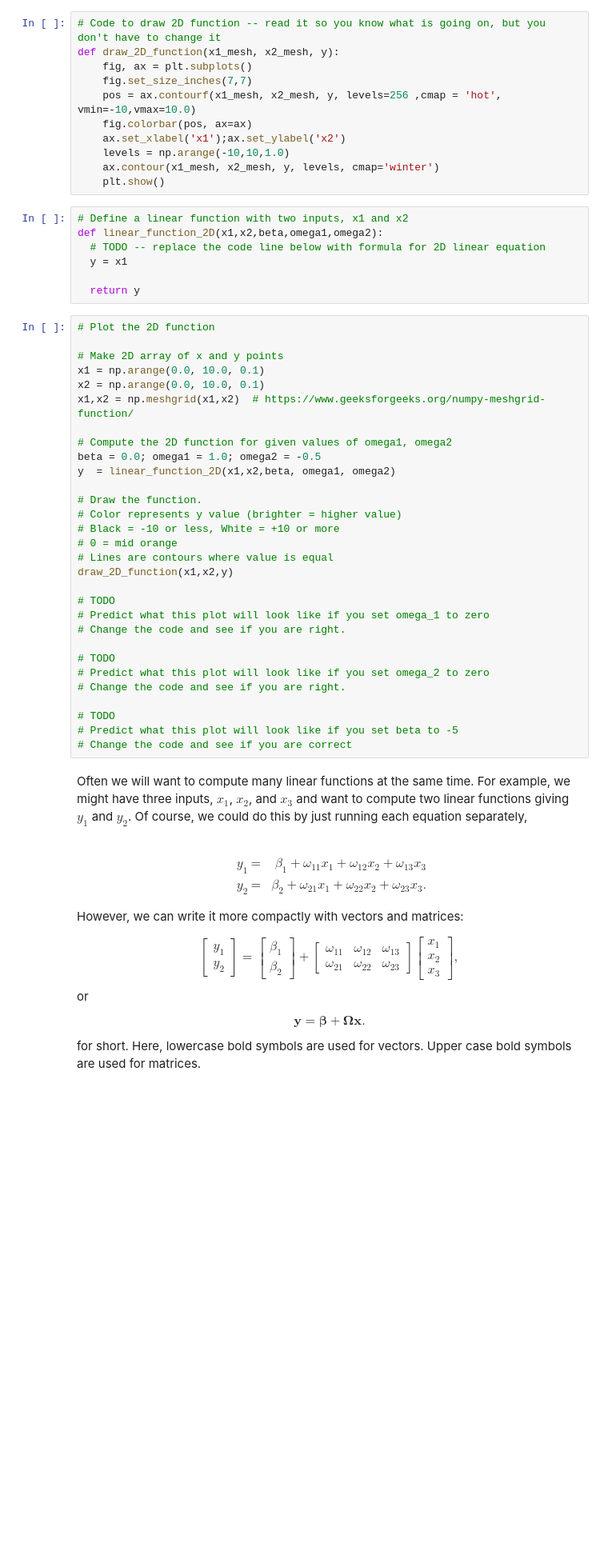
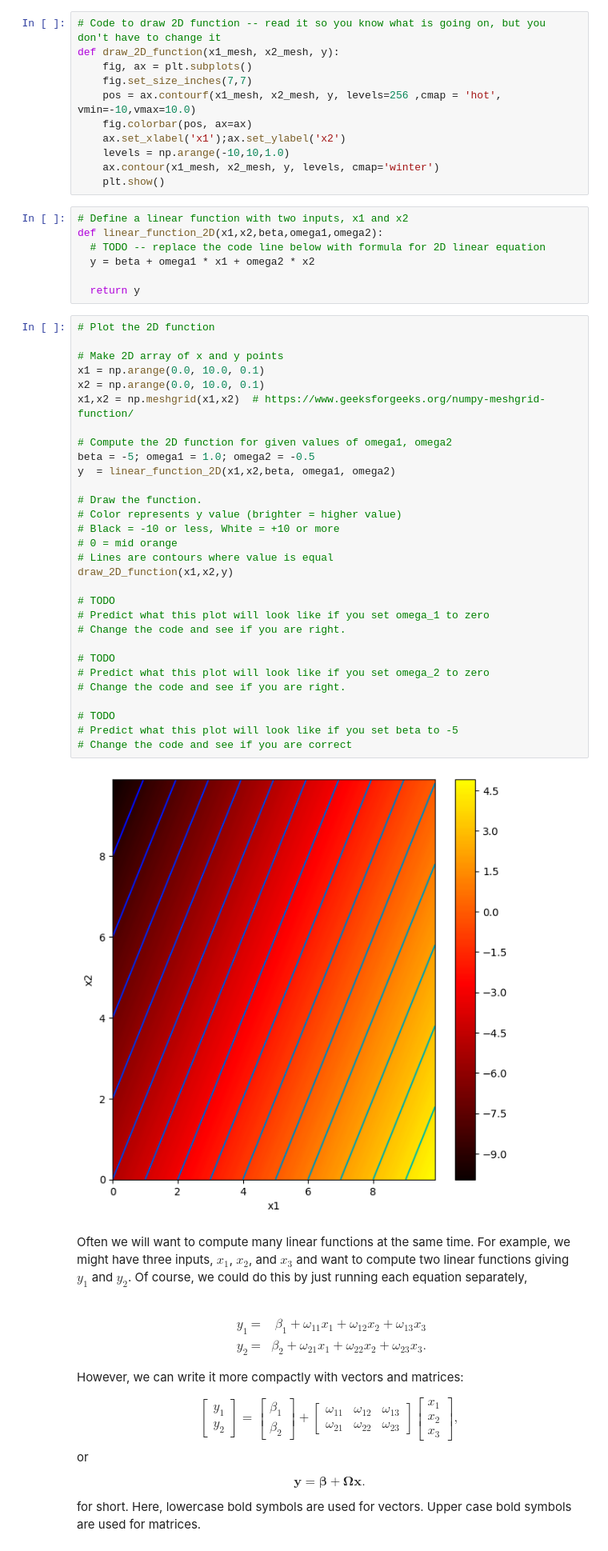
Before and after one commit to r0tary/Floor-Heating-IO-Module, a Jupyter notebook: Notebooks/Chap01/1_1_BackgroundMathematics.ipynb, the cells around one changed output. Shown: that part at 80% size. Drawn from its saved outputs; the diff is of its cells as text; blank space fills up the shorter version.

```diff
--- a/Notebooks/Chap01/1_1_BackgroundMathematics.ipynb
+++ b/Notebooks/Chap01/1_1_BackgroundMathematics.ipynb
@@ -69,39 +69,41 @@ def draw_2D_function(x1_mesh, x2_mesh, y):
 # Define a linear function with two inputs, x1 and x2
 def linear_function_2D(x1,x2,beta,omega1,omega2):
   # TODO -- replace the code line below with formula for 2D linear equation
-  y = x1
+  y = beta + omega1 * x1 + omega2 * x2
 
   return y
 # %%
 # Plot the 2D function
 
 # Make 2D array of x and y points
 x1 = np.arange(0.0, 10.0, 0.1)
 x2 = np.arange(0.0, 10.0, 0.1)
 x1,x2 = np.meshgrid(x1,x2)  # https://www.geeksforgeeks.org/numpy-meshgrid-function/
 
 # Compute the 2D function for given values of omega1, omega2
-beta = 0.0; omega1 = 1.0; omega2 = -0.5
+beta = -5; omega1 = 1.0; omega2 = -0.5
 y  = linear_function_2D(x1,x2,beta, omega1, omega2)
 
 # Draw the function.
 # Color represents y value (brighter = higher value)
 # Black = -10 or less, White = +10 or more
 # 0 = mid orange
 # Lines are contours where value is equal
 draw_2D_function(x1,x2,y)
 
 # TODO
 # Predict what this plot will look like if you set omega_1 to zero
 # Change the code and see if you are right.
 
 # TODO
 # Predict what this plot will look like if you set omega_2 to zero
 # Change the code and see if you are right.
 
 # TODO
 # Predict what this plot will look like if you set beta to -5
 # Change the code and see if you are correct
+# %% [output]
+[figure, added]
 # %% [markdown]
 Often we will want to compute many linear functions at the same time.  For example, we might have three inputs, $x_1$, $x_2$, and $x_3$ and want to compute two linear functions giving $y_1$ and $y_2$. Of course, we could do this by just running each equation separately,<br><br>
 
```
Also changed, not shown: parts of 3 cells of this notebook.
